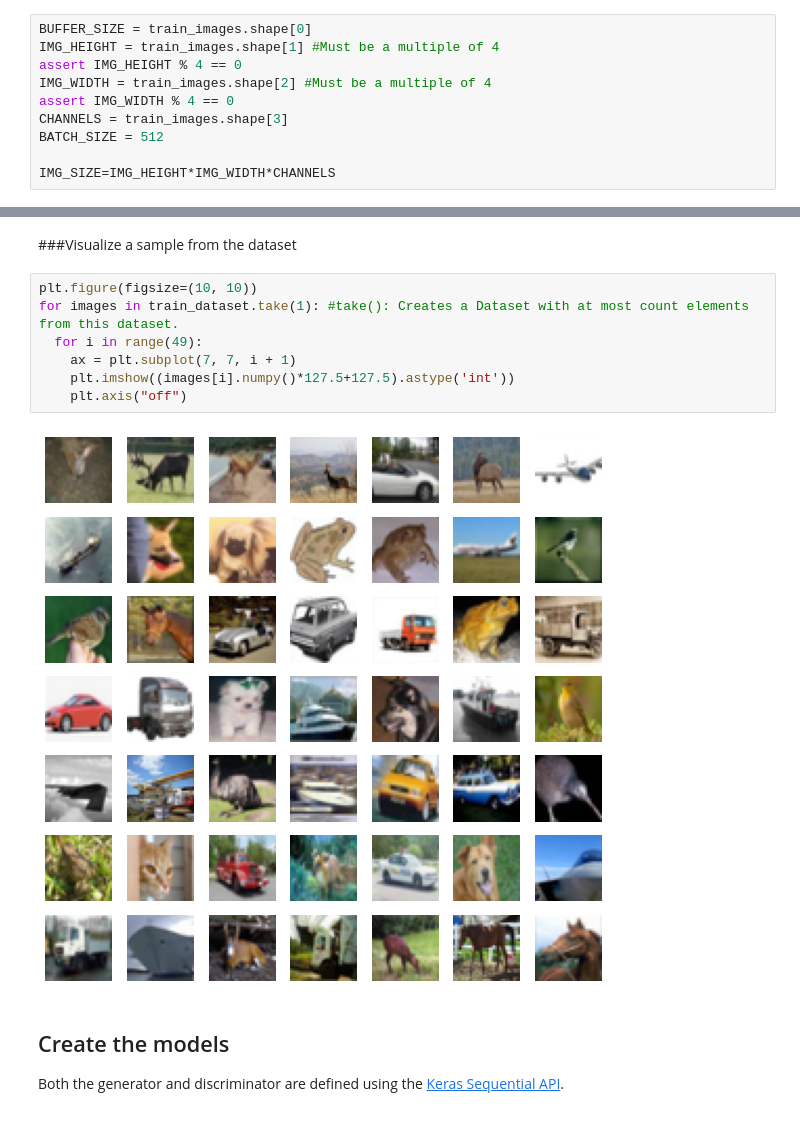
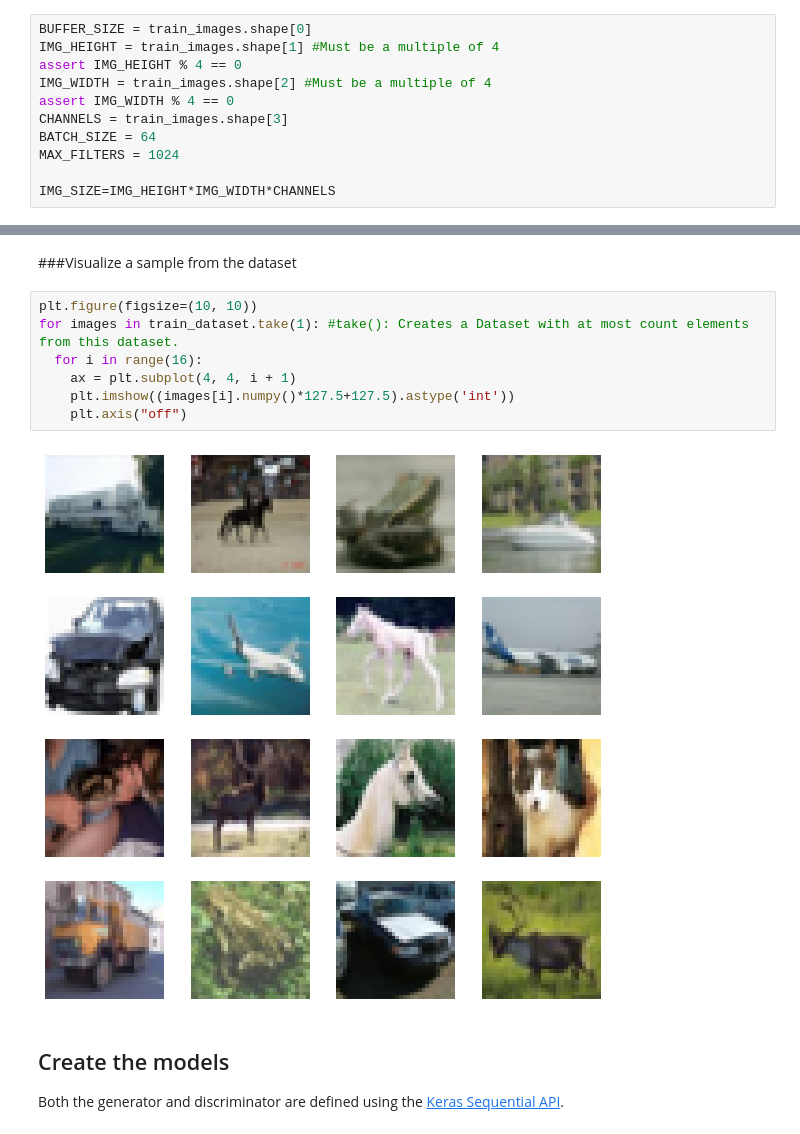
Before and after one commit to uteyechea/DCGAN, a Jupyter notebook: cifar10_dcgan.ipynb, the cells around one changed output, grey strips where cells are left out. Cells and saved outputs as stored; diff of their text form.

```diff
--- a/cifar10_dcgan.ipynb
+++ b/cifar10_dcgan.ipynb
@@ -106,7 +93,8 @@ assert IMG_HEIGHT % 4 == 0
 IMG_WIDTH = train_images.shape[2] #Must be a multiple of 4
 assert IMG_WIDTH % 4 == 0
 CHANNELS = train_images.shape[3]
-BATCH_SIZE = 512
+BATCH_SIZE = 64
+MAX_FILTERS = 1024
 
 IMG_SIZE=IMG_HEIGHT*IMG_WIDTH*CHANNELS
 # %%
@@ -117,12 +105,12 @@ train_dataset = tf.data.Dataset.from_tensor_slices(train_images).shuffle(BUFFER_
 # %%
 plt.figure(figsize=(10, 10))
 for images in train_dataset.take(1): #take(): Creates a Dataset with at most count elements from this dataset.
-  for i in range(49):
-    ax = plt.subplot(7, 7, i + 1)
+  for i in range(16):
+    ax = plt.subplot(4, 4, i + 1)
     plt.imshow((images[i].numpy()*127.5+127.5).astype('int'))
     plt.axis("off")
 # %% [output]
-[figure, old version]
+[figure, new version]
 # %% [markdown]
 ## Create the models
 
```
Also changed, not shown: parts of 13 cells of this notebook.
